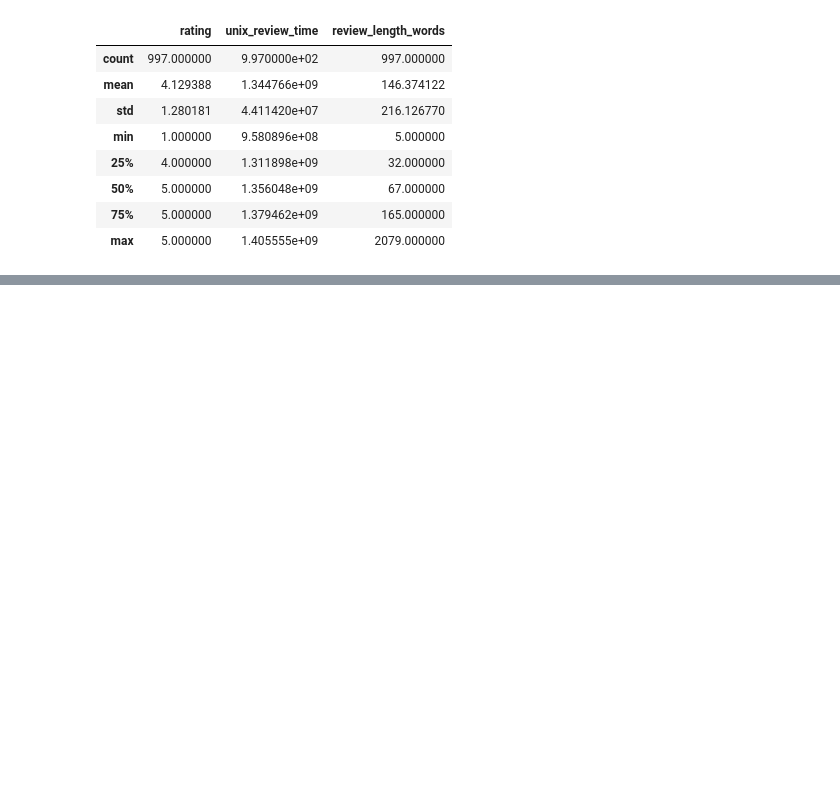
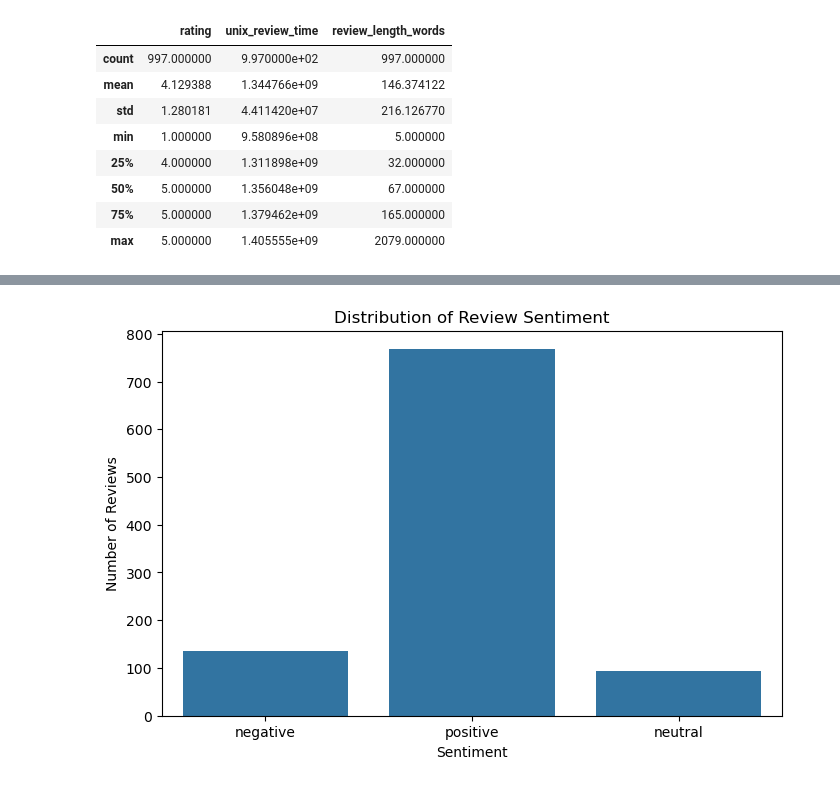
Before and after one commit to Gyrith/Amazon-reviews-NLP-Time-Series-Neural-Networks, a Jupyter notebook: C09_MO8.ipynb, the cells around one changed output, grey strips where cells are left out. Cells and saved outputs as stored; diff of their text form; code cells hidden in the pictures; blank space fills up the shorter version.

```diff
--- a/C09_MO8.ipynb
+++ b/C09_MO8.ipynb
@@ -143,0 +156,11 @@ df.describe()
+# %%
+# sentiment distribution
+plt.figure(figsize=(8, 5))
+sns.countplot(data=df, x='sentiment_label')
+
+plt.title('Distribution of Review Sentiment')
+plt.xlabel('Sentiment')
+plt.ylabel('Number of Reviews')
+plt.show()
+# %% [output]
+[figure, added]
```
Also changed, not shown: parts of 4 cells of this notebook.
